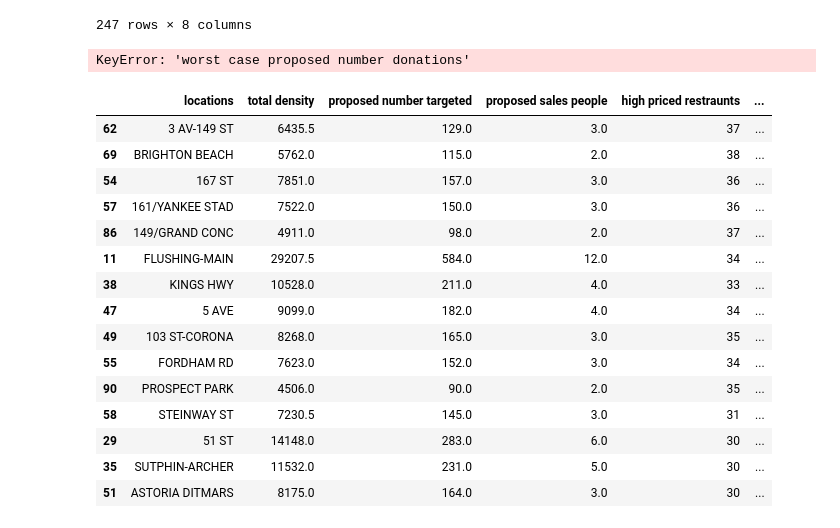
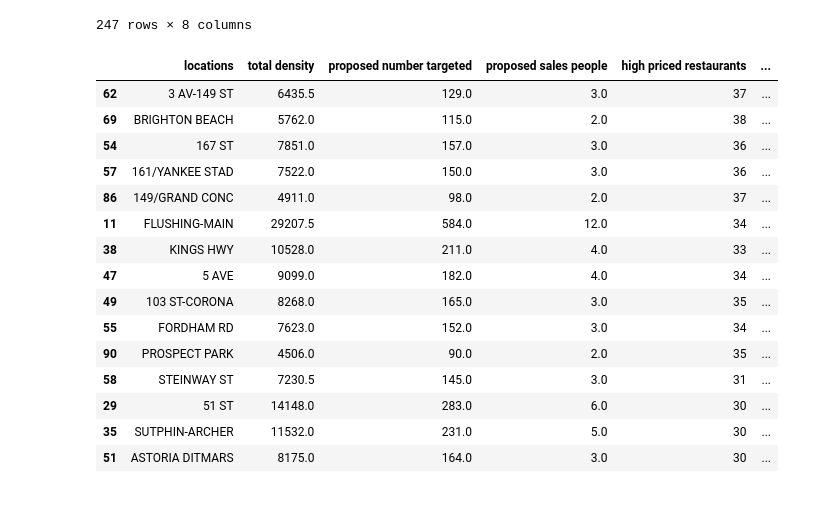
Before and after one commit to MCassetti/project_benson, a Jupyter notebook: Project_One_Template.ipynb, the cells around one changed output. Saved outputs shown, nothing was run; the diff lists cells and outputs as text; code cells hidden in the pictures.

```diff
--- a/Project_One_Template.ipynb
+++ b/Project_One_Template.ipynb
@@ -199,26 +208,23 @@ new_df
 | 246 | 80 ST | 1.0 | 0.0 | 0.0 | 12 | ... |
 247 rows × 8 columns
 # %%
-test = new_df[((new_df['worst case proposed number donations'] >= 15.0) & (new_df['percentage from restraunts'] < 1.0) &  (new_df['proposed number targeted'] > 20))]
-#test
+temp = new_df[((new_df['proposed number donations'] >= 15.0) & (new_df['percentage from restaurants'] < 1.0) &  (new_df['proposed number targeted'] > 20))]
+test = temp.sort_values(by=['proposed number donations'], ascending=False)
+test
 # %% [output]
-KeyError: 'worst case proposed number donations'
+|  | locations | total density | proposed number targeted | proposed sales people | high priced restaurants | ... |
+| 62 | 3 AV-149 ST | 6435.5 | 129.0 | 3.0 | 37 | ... |
+| 69 | BRIGHTON BEACH | 5762.0 | 115.0 | 2.0 | 38 | ... |
+| 54 | 167 ST | 7851.0 | 157.0 | 3.0 | 36 | ... |
+| 57 | 161/YANKEE STAD | 7522.0 | 150.0 | 3.0 | 36 | ... |
+| 86 | 149/GRAND CONC | 4911.0 | 98.0 | 2.0 | 37 | ... |
+| 11 | FLUSHING-MAIN | 29207.5 | 584.0 | 12.0 | 34 | ... |
+| 38 | KINGS HWY | 10528.0 | 211.0 | 4.0 | 33 | ... |
+| 47 | 5 AVE | 9099.0 | 182.0 | 4.0 | 34 | ... |
+| 49 | 103 ST-CORONA | 8268.0 | 165.0 | 3.0 | 35 | ... |
+| 55 | FORDHAM RD | 7623.0 | 152.0 | 3.0 | 34 | ... |
+| 90 | PROSPECT PARK | 4506.0 | 90.0 | 2.0 | 35 | ... |
+| 58 | STEINWAY ST | 7230.5 | 145.0 | 3.0 | 31 | ... |
+| 29 | 51 ST | 14148.0 | 283.0 | 6.0 | 30 | ... |
+| 35 | SUTPHIN-ARCHER | 11532.0 | 231.0 | 5.0 | 30 | ... |
+| 51 | ASTORIA DITMARS | 8175.0 | 164.0 | 3.0 | 30 | ... |
-# %%
-test.sort_values(by=['worst case proposed number donations'], ascending=False)
-# %% [output]
-|  | locations | total density | proposed number targeted | proposed sales people | high priced restraunts | ... |
-| 62 | 3 AV-149 ST | 6435.5 | 129.0 | 3.0 | 37 | ... |
-| 69 | BRIGHTON BEACH | 5762.0 | 115.0 | 2.0 | 38 | ... |
-| 54 | 167 ST | 7851.0 | 157.0 | 3.0 | 36 | ... |
-| 57 | 161/YANKEE STAD | 7522.0 | 150.0 | 3.0 | 36 | ... |
-| 86 | 149/GRAND CONC | 4911.0 | 98.0 | 2.0 | 37 | ... |
-| 11 | FLUSHING-MAIN | 29207.5 | 584.0 | 12.0 | 34 | ... |
-| 38 | KINGS HWY | 10528.0 | 211.0 | 4.0 | 33 | ... |
-| 47 | 5 AVE | 9099.0 | 182.0 | 4.0 | 34 | ... |
-| 49 | 103 ST-CORONA | 8268.0 | 165.0 | 3.0 | 35 | ... |
-| 55 | FORDHAM RD | 7623.0 | 152.0 | 3.0 | 34 | ... |
-| 90 | PROSPECT PARK | 4506.0 | 90.0 | 2.0 | 35 | ... |
-| 58 | STEINWAY ST | 7230.5 | 145.0 | 3.0 | 31 | ... |
-| 29 | 51 ST | 14148.0 | 283.0 | 6.0 | 30 | ... |
-| 35 | SUTPHIN-ARCHER | 11532.0 | 231.0 | 5.0 | 30 | ... |
-| 51 | ASTORIA DITMARS | 8175.0 | 164.0 | 3.0 | 30 | ... |
```
Also changed, not shown: parts of 10 cells of this notebook.
